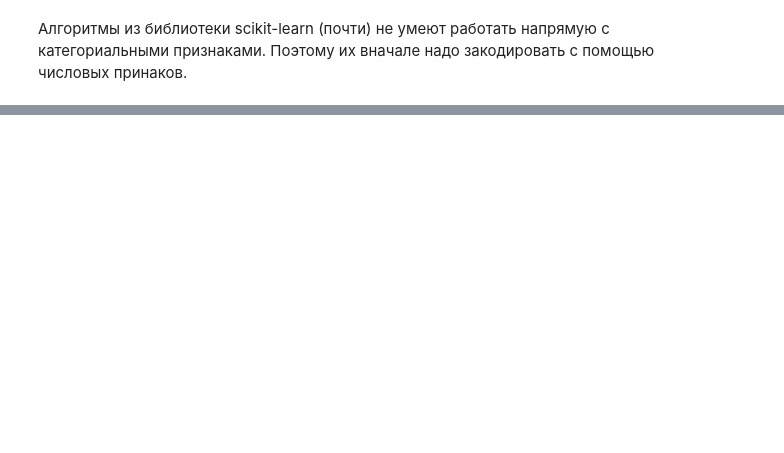
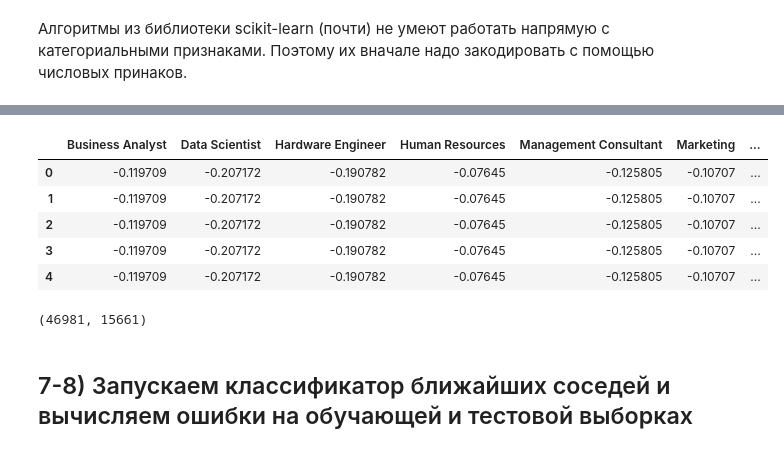
Before and after one commit to kuznetsov-ns/ML, a Jupyter notebook: Salary_Data_hw1.ipynb, the cells around one changed output, grey strips where cells are left out. Drawn from its saved outputs; the diff is of its cells as text; code cells hidden in the pictures; blank space fills up the shorter version.

```diff
--- a/Salary_Data_hw1.ipynb
+++ b/Salary_Data_hw1.ipynb
@@ -299,0 +368,12 @@ data_raw.head(8)
+# %%
+X = data_stand.drop(['Education' ,'location', 'tag', 'company', 'yearsatcompany', 'yearsofexperience', 'totalyearlycompensation', 'binary_salary'], axis=1)
+y = data_new['binary_salary']
+# %%
+X.head()
+# %% [output]
+|  | Business Analyst | Data Scientist | Hardware Engineer | Human Resources | Management Consultant | Marketing | ... |
+| 0 | -0.119709 | -0.207172 | -0.190782 | -0.07645 | -0.125805 | -0.10707 | ... |
+| 1 | -0.119709 | -0.207172 | -0.190782 | -0.07645 | -0.125805 | -0.10707 | ... |
+| 2 | -0.119709 | -0.207172 | -0.190782 | -0.07645 | -0.125805 | -0.10707 | ... |
+| 3 | -0.119709 | -0.207172 | -0.190782 | -0.07645 | -0.125805 | -0.10707 | ... |
+| 4 | -0.119709 | -0.207172 | -0.190782 | -0.07645 | -0.125805 | -0.10707 | ... |
@@ -299,0 +387,6 @@ data_raw.head(8)
+# %%
+N_train, N_test
+# %% [output]
+(46981, 15661)
+# %% [markdown]
+## 7-8) Запускаем классификатор ближайших соседей и вычисляем ошибки на обучающей и тестовой выборках
```
Also changed, not shown: parts of 21 cells of this notebook.
